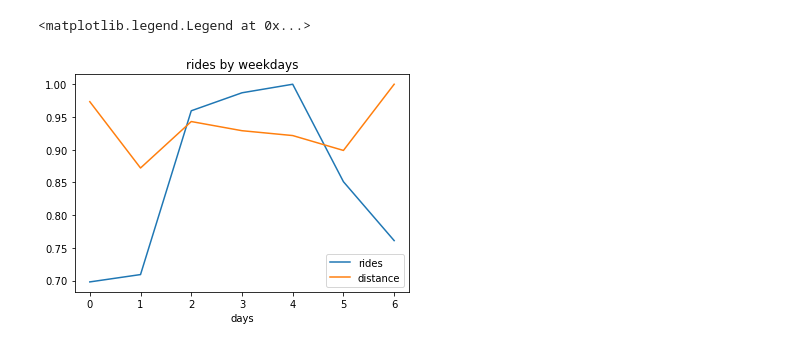
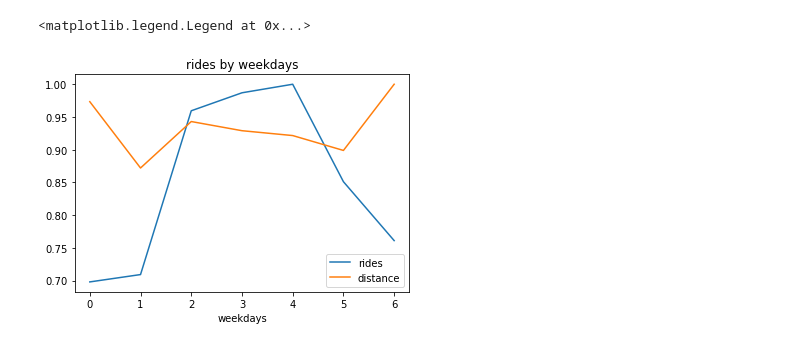
Before and after one commit to xtrmstep/rides_processing_and_analysis, a Jupyter notebook: plot_analysis.ipynb, the cells around one changed output. Saved outputs shown, nothing was run; the diff lists cells and outputs as text; code cells hidden in the pictures.

Commit message:
Finished plots

```diff
--- a/plot_analysis.ipynb
+++ b/plot_analysis.ipynb
@@ -62,19 +58,19 @@ ax.legend()
 # %%
 # rides by weekdays
 
 # normilize data
 for_plot = df_by_weekdays.copy()
 max_value = for_plot["rides_count"].max()
 for_plot["rides_count"] = for_plot["rides_count"] / max_value
 max_value = for_plot["trip_distance_mean"].max()
 for_plot["trip_distance_mean"] = for_plot["trip_distance_mean"] / max_value
 
 fig, ax = plt.subplots()
 ax.plot(for_plot["tag_value"], for_plot["rides_count"], label='rides')
 ax.plot(for_plot["tag_value"], for_plot["trip_distance_mean"], label='distance')
-ax.set_xlabel('days')
+ax.set_xlabel('weekdays')
 ax.set_title("rides by weekdays")
 ax.legend()
 # %% [output]
 <matplotlib.legend.Legend at 0x...>
-[figure, old version]
+[figure, new version]
```
Also changed, not shown: parts of 9 cells of this notebook, 4 other files.
